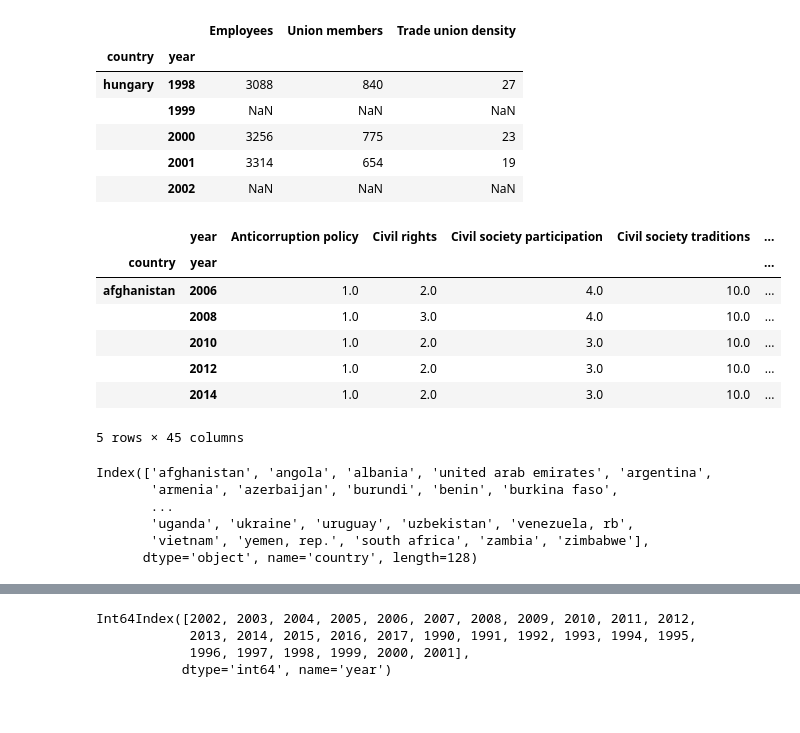
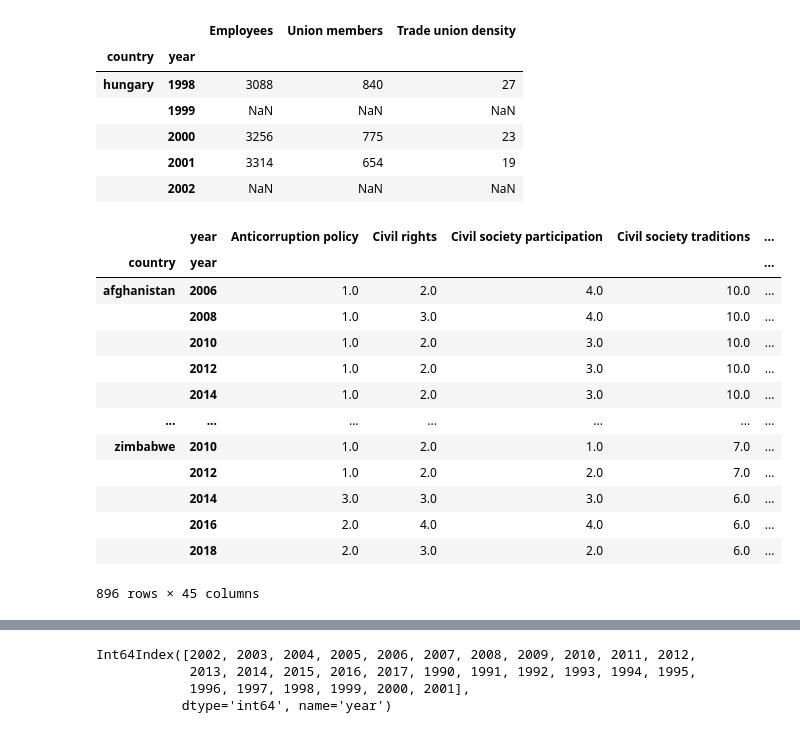
Before and after one commit to SanteriVtj/Econometrics-Capstone, a Jupyter notebook: data.ipynb, the cells around one changed output, grey strips where cells are left out. Saved outputs shown, nothing was run; the diff lists cells and outputs as text; code cells hidden in the pictures.

```diff
--- a/data.ipynb
+++ b/data.ipynb
@@ -212,22 +212,19 @@ for i in _df.index:
 WB_civil_soc_participation = _df
 WB_civil_soc_participation.index.names = ['country', 'year']
 # %%
-WB_civil_soc_participation.head()
+WB_civil_soc_participation
 # %% [output]
 |  | year | Anticorruption policy | Civil rights | Civil society participation | Civil society traditions | ... |
 | country | year |  |  |  |  | ... |
 | afghanistan | 2006 | 1.0 | 2.0 | 4.0 | 10.0 | ... |
 |  | 2008 | 1.0 | 3.0 | 4.0 | 10.0 | ... |
 |  | 2010 | 1.0 | 2.0 | 3.0 | 10.0 | ... |
 |  | 2012 | 1.0 | 2.0 | 3.0 | 10.0 | ... |
 |  | 2014 | 1.0 | 2.0 | 3.0 | 10.0 | ... |
+| ... | ... | ... | ... | ... | ... | ... |
+| zimbabwe | 2010 | 1.0 | 2.0 | 1.0 | 7.0 | ... |
+|  | 2012 | 1.0 | 2.0 | 2.0 | 7.0 | ... |
+|  | 2014 | 3.0 | 3.0 | 3.0 | 6.0 | ... |
+|  | 2016 | 2.0 | 4.0 | 4.0 | 6.0 | ... |
+|  | 2018 | 2.0 | 3.0 | 2.0 | 6.0 | ... |
-5 rows × 45 columns
+896 rows × 45 columns
-# %%
-WB_civil_soc_participation.index.get_level_values(0).unique()
-# %% [output]
-Index(['afghanistan', 'angola', 'albania', 'united arab emirates', 'argentina',
-       'armenia', 'azerbaijan', 'burundi', 'benin', 'burkina faso',
-       ...
-       'uganda', 'ukraine', 'uruguay', 'uzbekistan', 'venezuela, rb',
-       'vietnam', 'yemen, rep.', 'south africa', 'zambia', 'zimbabwe'],
-      dtype='object', name='country', length=128)
```
Also changed, not shown: parts of 2 cells of this notebook, 1 other file.
